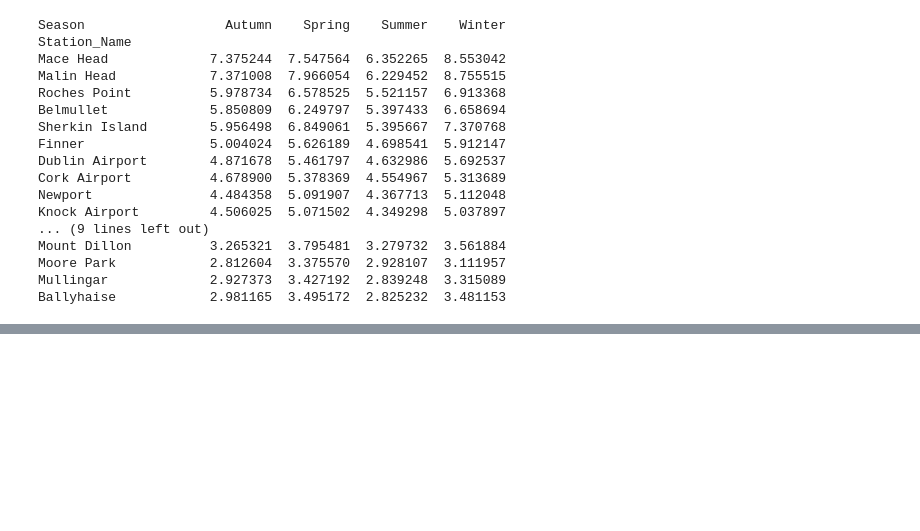
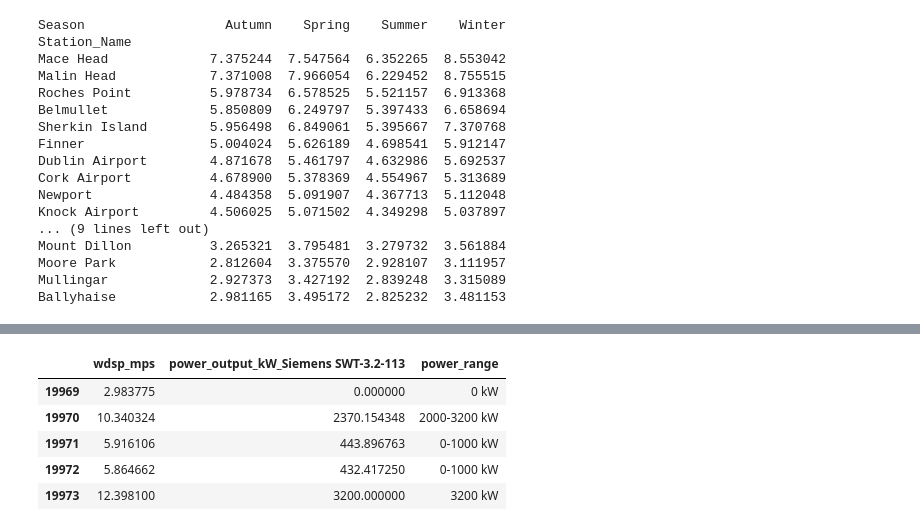
Before and after one commit to YuliiaKharchenko/PFDA, a Jupyter notebook: project/Wind_analisys.ipynb, the cells around one changed output, grey strips where cells are left out. Saved outputs shown, nothing was run; the diff lists cells and outputs as text; code cells hidden in the pictures; blank space fills up the shorter version.

```diff
--- a/project/Wind_analisys.ipynb
+++ b/project/Wind_analisys.ipynb
@@ -485,0 +565,24 @@ Cut-out Wind Speed: This is the maximum wind speed at which turbines shut down t
+# %%
+# Initialize a new column for power ranges with default value "0 kW"
+data_from_2010["power_range"] = "0 kW"
+
+# Assign the corresponding power ranges based on the values in "power_output_kW_Siemens SWT-3.2-113"
+data_from_2010.loc[data_from_2010["power_output_kW_Siemens SWT-3.2-113"] == 0, "power_range"] = "0 kW"
+data_from_2010.loc[(data_from_2010["power_output_kW_Siemens SWT-3.2-113"] > 0) &
+                    (data_from_2010["power_output_kW_Siemens SWT-3.2-113"] <= 1000), "power_range"] = "0-1000 kW"
+data_from_2010.loc[(data_from_2010["power_output_kW_Siemens SWT-3.2-113"] > 1000) &
+                    (data_from_2010["power_output_kW_Siemens SWT-3.2-113"] <= 2000), "power_range"] = "1000-2000 kW"
+data_from_2010.loc[(data_from_2010["power_output_kW_Siemens SWT-3.2-113"] > 2000) &
+                    (data_from_2010["power_output_kW_Siemens SWT-3.2-113"] < 3200), "power_range"] = "2000-3200 kW"
+data_from_2010.loc[data_from_2010["power_output_kW_Siemens SWT-3.2-113"] == 3200, "power_range"] = "3200 kW"
+data_from_2010.loc[data_from_2010["power_output_kW_Siemens SWT-3.2-113"] == -1, "power_range"] = "Wind > Survival Speed"
+
+# Display the result
+data_from_2010[["wdsp_mps", "power_output_kW_Siemens SWT-3.2-113", "power_range"]].head()
+# %% [output]
+|  | wdsp_mps | power_output_kW_Siemens SWT-3.2-113 | power_range |
+| 19969 | 2.983775 | 0.000000 | 0 kW |
+| 19970 | 10.340324 | 2370.154348 | 2000-3200 kW |
+| 19971 | 5.916106 | 443.896763 | 0-1000 kW |
+| 19972 | 5.864662 | 432.417250 | 0-1000 kW |
+| 19973 | 12.398100 | 3200.000000 | 3200 kW |
```
Also changed, not shown: parts of 17 cells of this notebook, 1 other file.
